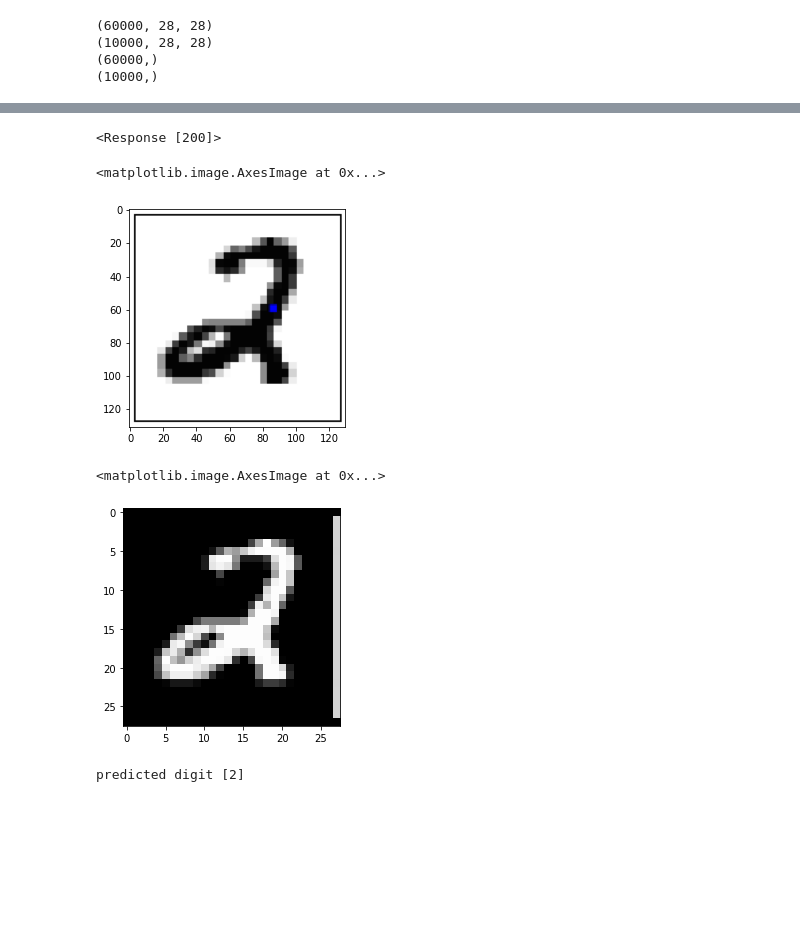
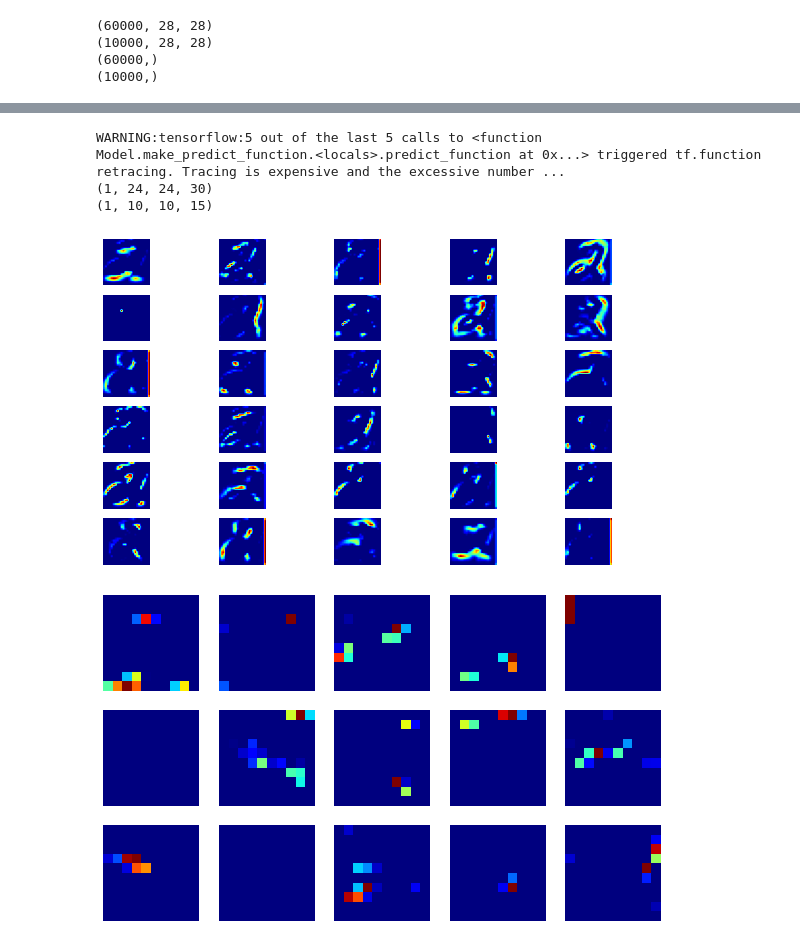
Before and after one commit to sejalagrawal/selfdrivecar_1, a Jupyter notebook: ConvolutionalNeuralNetwork.ipynb, the cells around one changed output, grey strips where cells are left out. Cells and saved outputs as stored; diff of their text form; code cells hidden in the pictures; blank space fills up the shorter version.

```diff
--- a/ConvolutionalNeuralNetwork.ipynb
+++ b/ConvolutionalNeuralNetwork.ipynb
@@ -146,0 +180,3 @@ Text(0.5, 0, 'epoch')
+# %%
+image - image/255
+image = image.reshape(1,28,28,1)
@@ -156,33 +197,27 @@ Test accuracy :  0.9283000230789185
-# %%
-import requests
-from PIL import Image
-url = 'https://colah.github.io/posts/2014-10-Visualizing-MNIST/img/mnist_pca/MNIST-p1815-4.png'
-response = requests.get(url, stream = True)
-print(response)
-img = Image.open(response.raw)
-plt.imshow(img)
-# %% [output]
-<Response [200]>
-<matplotlib.image.AxesImage at 0x...>
-[figure, removed]
-# %%
-import cv2
-img_array = np.asarray(img)
-#print(img_array.shape)
-resized = cv2.resize(img_array, (28,28))
-#print(resized.shape)
-gray_scale = cv2.cvtColor(resized, cv2.COLOR_BGR2GRAY)
-image = cv2.bitwise_not(gray_scale)
-plt.imshow(image, cmap = plt.get_cmap("gray"))
-#print(image)
-# %% [output]
-<matplotlib.image.AxesImage at 0x...>
-[figure, removed]
-# %%
-image - image/255
-image = image.reshape(1, 784)
-# %%
-prediction = model.predict_classes(image)
-print("predicted digit", str( prediction))
-# %% [output]
-predicted digit [2]
+# %%
+layer1 = Model( model.layers[0].input,model.layers[0].output)
+layer2 = Model( model.layers[0].input, model.layers[2].output)
+
+visual_layer1, visual_layer2 = layer1.predict(image), layer2.predict(image)
+print(visual_layer1.shape)
+print(visual_layer2.shape)
+# %% [output]
+WARNING:tensorflow:5 out of the last 5 calls to <function Model.make_predict_function.<locals>.predict_function at 0x...> triggered tf.function retracing. Tracing is expensive and the excessive number ...
+(1, 24, 24, 30)
+(1, 10, 10, 15)
+# %%
+plt.figure(figsize=(10,6))
+for i in range(30):
+  plt.subplot(6,5,i+1)
+  plt.imshow(visual_layer1[0, :, :, i],cmap=plt.get_cmap('jet'))
+  plt.axis('off')
+# %% [output]
+[figure, added]
+# %%
+plt.figure(figsize=(10,6))
+for i in range(15):
+  plt.subplot(3,5,i+1)
+  plt.imshow(visual_layer2[0, :, :, i],cmap=plt.get_cmap('jet'))
+  plt.axis('off')
+# %% [output]
+[figure, added]
```
Also changed, not shown: parts of 15 cells of this notebook.
